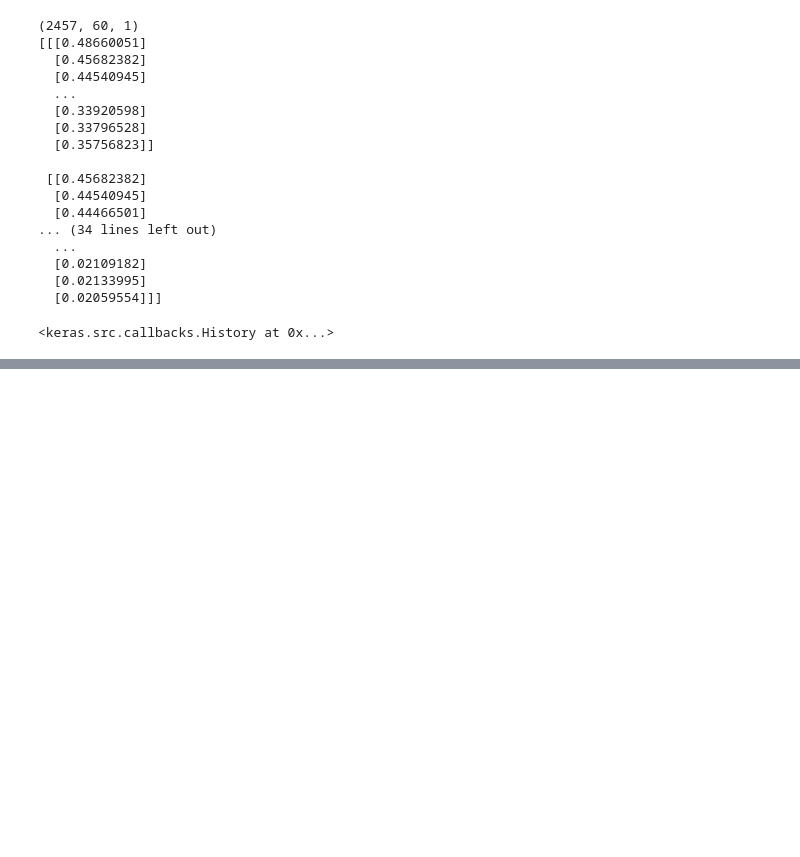
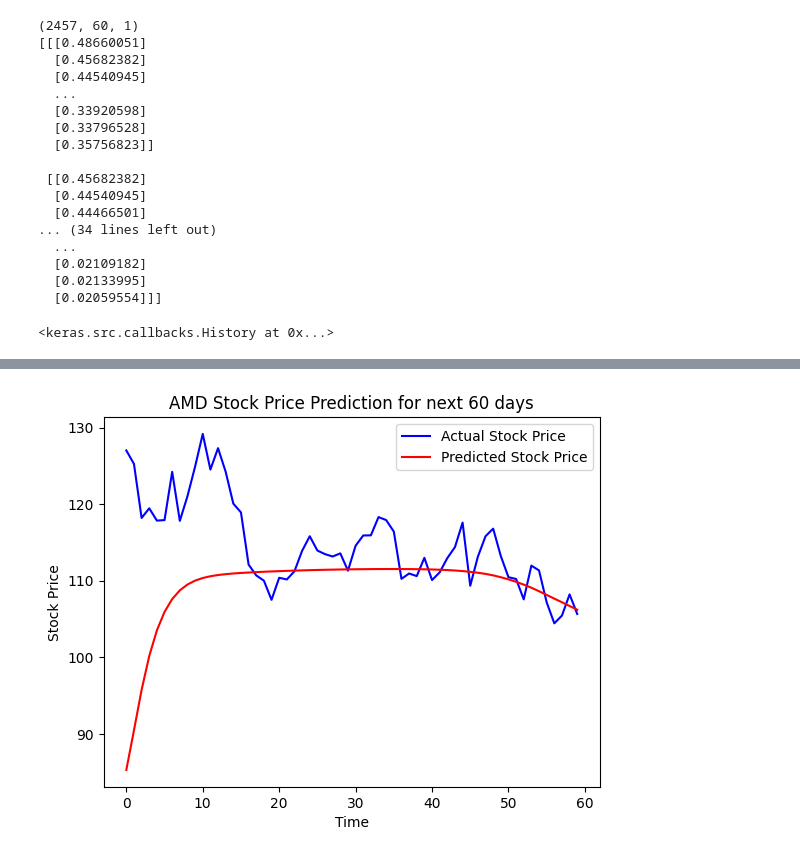
Before and after one commit to trilola89/rnn_timeSeries, a Jupyter notebook: main.ipynb, the cells around one changed output, grey strips where cells are left out. Saved outputs shown, nothing was run; the diff lists cells and outputs as text; code cells hidden in the pictures; blank space fills up the shorter version.

```diff
--- a/main.ipynb
+++ b/main.ipynb
@@ -108,0 +164,22 @@ model.fit(x_train_reshaped, y_train, epochs=15, batch_size=64, verbose=0)
+# %%
+#predicting next 60 timeSteps
+
+future_timeSteps = 60
+predictions = []
+
+for i in range(future_timeSteps):
+    real_data = inputs[-timeSteps:]
+    real_data = real_data.reshape(1,timeSteps, 1)
+
+    prediction = model.predict(real_data)
+    prediction = scaler.inverse_transform(prediction)
+
+    #adding back new prediction to inputs
+    inputs = np.append(inputs, prediction, axis=0)
+    inputs = inputs[1:]
+
+    predictions.append(prediction)
+
+predictions = np.array(predictions)
+
+predictions.shape
@@ -108,0 +205,17 @@ model.fit(x_train_reshaped, y_train, epochs=15, batch_size=64, verbose=0)
+# %%
+#plotting the predictions
+real_values = test_data['Close'][-future_timeSteps:].values
+predictions = predictions.reshape(-1)
+
+
+plt.plot(real_values, color='blue', label='Actual Stock Price')
+plt.plot(predictions, color='red', label='Predicted Stock Price')
+
+plt.title(f'{ticker.info["symbol"]} Stock Price Prediction for next {future_timeSteps} days')
+plt.xlabel('Time')
+plt.ylabel('Stock Price')
+
+plt.legend()
+plt.show()
+# %% [output]
+[figure, added]
```
Also changed, not shown: parts of 14 cells of this notebook.
